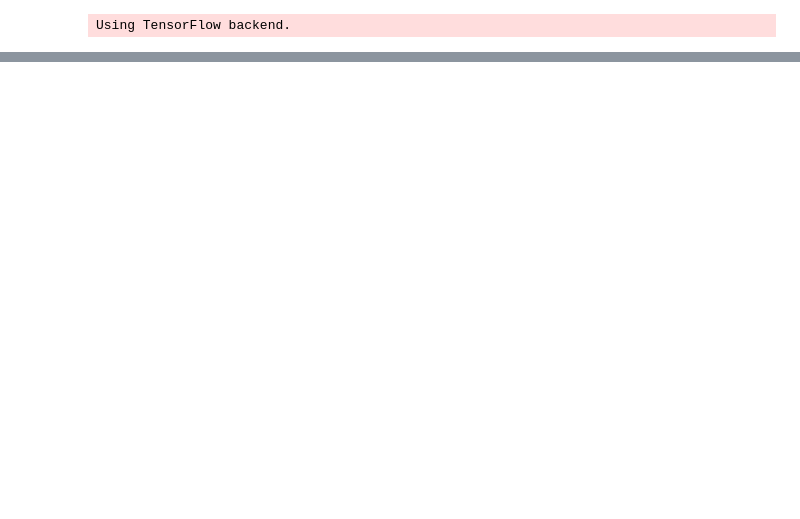
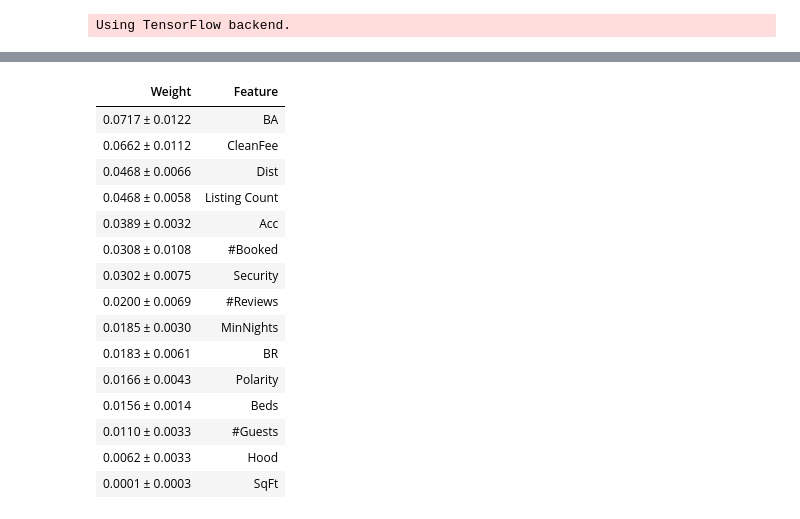
Before and after one commit to LoriHarris/Airbnb_ML, a Jupyter notebook: Cleaning.ipynb, the cells around one changed output, grey strips where cells are left out. Drawn from its saved outputs; the diff is of its cells as text; code cells hidden in the pictures; blank space fills up the shorter version.

```diff
--- a/Cleaning.ipynb
+++ b/Cleaning.ipynb
@@ -483,3 +704,23 @@ submission.head(5)
+# %%
+perm = PermutationImportance(clf, random_state=42).fit(x_test, y_test)
+eli5.show_weights(perm, top=x.shape[1], feature_names = x.columns.tolist())
+# %% [output]
+| Weight | Feature |
+| 0.0717 ± 0.0122 | BA |
+| 0.0662 ± 0.0112 | CleanFee |
+| 0.0468 ± 0.0066 | Dist |
+| 0.0468 ± 0.0058 | Listing Count |
+| 0.0389 ± 0.0032 | Acc |
+| 0.0308 ± 0.0108 | #Booked |
+| 0.0302 ± 0.0075 | Security |
+| 0.0200 ± 0.0069 | #Reviews |
+| 0.0185 ± 0.0030 | MinNights |
+| 0.0183 ± 0.0061 | BR |
+| 0.0166 ± 0.0043 | Polarity |
+| 0.0156 ± 0.0014 | Beds |
+| 0.0110 ± 0.0033 | #Guests |
+| 0.0062 ± 0.0033 | Hood |
+| 0.0001 ± 0.0003 | SqFt |
 # %%
 # Create model and add layers
 
```
Also changed, not shown: parts of 48 cells of this notebook, 4 other files.
